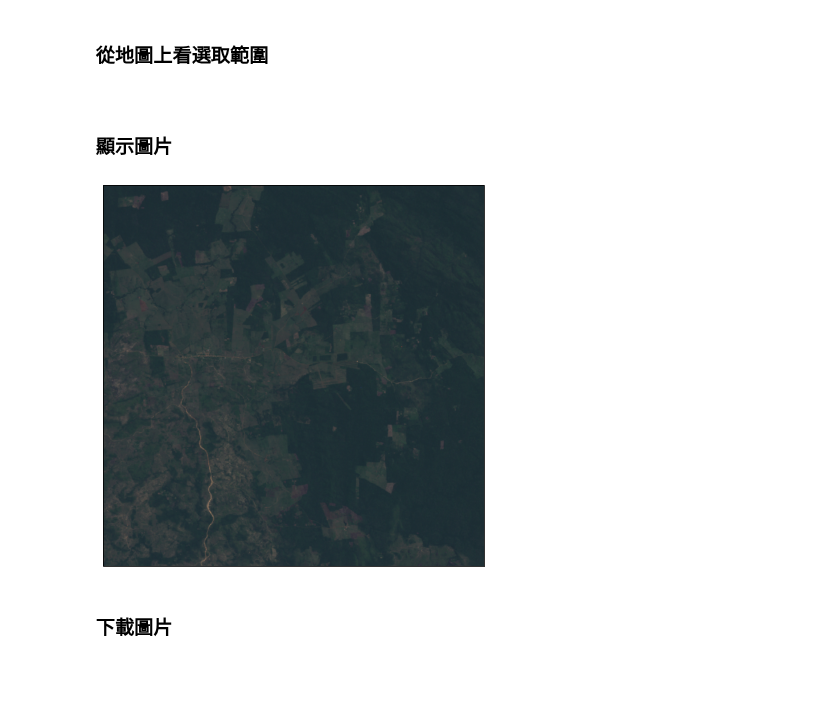
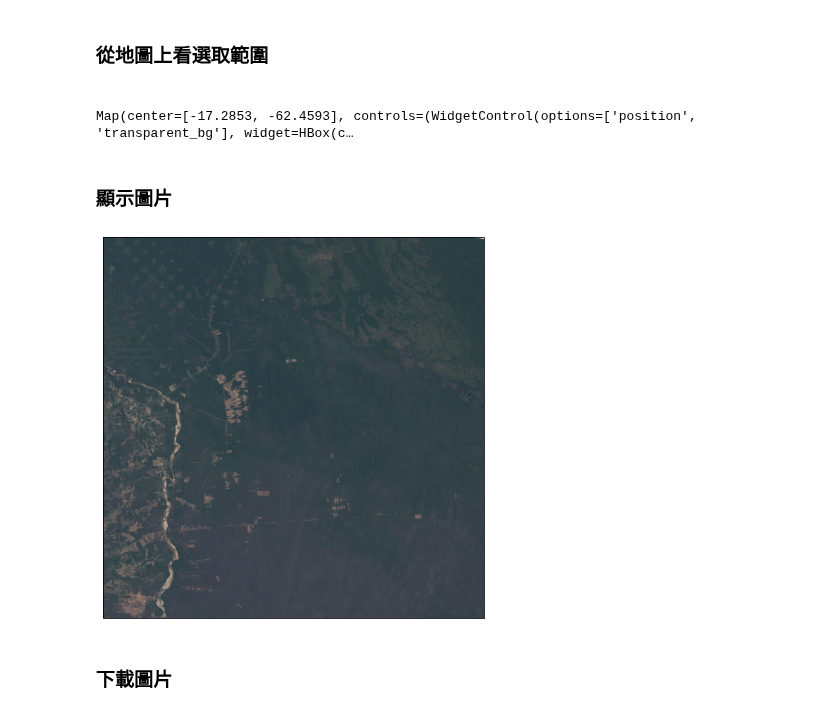
Before and after one commit to alalala666/cbir-project, a Jupyter notebook: get_image.ipynb, the cells around one changed output. Cells and saved outputs as stored; diff of their text form; code cells hidden in the pictures; blank space fills up the shorter version.

Commit message:
square

```diff
--- a/get_image.ipynb
+++ b/get_image.ipynb
@@ -15,14 +15,22 @@ geemap.ee_initialize()
 <h3>設定年份經緯度</h3>
 # %%
 #經緯度要到小數點後面一點
-#經緯度的數字要調好 不然圖片會有破損
+lat = -17.2853
+lon = -62.4593
+square = 0.3
 
-lat = -16.2853
-lon = -62.4593
+#設定範圍
+yMin = lat - square
+xMin = lon - square
+yMax = lat + square
+xMax = lon + square
+rectangle = ee.Geometry.Rectangle(
+  [xMin, yMin, xMax, yMax]
+)
+
+#設定時間
 start_year = 1984
 end_year = 2012
-
-point = ee.Geometry.Point(lon, lat)
 years = ee.List.sequence(start_year, end_year)
 # %% [markdown]
 
@@ -34,7 +42,7 @@ def get_best_image(year):
     end_date = ee.Date.fromYMD(year, 12, 31)
     image = (
         ee.ImageCollection("LANDSAT/LT05/C02/T1_TOA")
-        .filterBounds(point)#設定範圍
+        .filterBounds(rectangle)#設定範圍
         .filter(ee.Filter.calendarRange(1, 12, 'month'))#指定月份 1-12月
         .filterDate(start_date, end_date)
         .sort('CLOUD_COVER').first()#去雲
@@ -46,7 +54,7 @@ def get_best_image(year):
 vis_params = {"bands": ['B3', 'B2', 'B1'],#rbg
               "min": 0.0,
               "max": 0.4,
-              "gamma" : 1.0, #亮度
+              "gamma" : 1.2, #亮度
             }
 
 collection = ee.ImageCollection(years.map(get_best_image))
@@ -55,24 +63,28 @@ image = ee.Image(collection.first())
 <h3>從地圖上看選取範圍<h3>
 # %%
 #因為跑要時間所以註掉
-# Map = geemap.Map()
-# Map.addLayer(image, vis_params, 'First image')
-# Map.setCenter(lon, lat, 8)
-# Map
+Map = geemap.Map()
+Map.addLayer(image, vis_params, 'First image')
+#Map.addLayer(rectangle, {}, 'rectangleBounds')
+Map.setCenter(lon, lat, 8)
+
+Map
+# %% [output]
+Map(center=[-17.2853, -62.4593], controls=(WidgetControl(options=['position', 'transparent_bg'], widget=HBox(c…
 # %% [markdown]
 
 <h3> 顯示圖片 </h3>
 # %%
 #設定範圍
-w = 0.1
-h = 0.1
-region = [lon - w, lat - h, lon + w, lat + h]
+w = 0.6
+h = 0.7
+region = [lon - (w-0.05), lat - h, lon + (w+0.25), lat + h]
 
 fig = plt.figure(figsize=(10, 7))
 ax = cartoee.get_map(image, region=region, vis_params=vis_params)
 plt.show()
 # %% [output]
-[figure, old version]
+[figure, new version]
 # %% [markdown]
 <h3>下載圖片</h3>
 # %%
```
Also changed, not shown: parts of 1 cell of this notebook, 1 other file.
